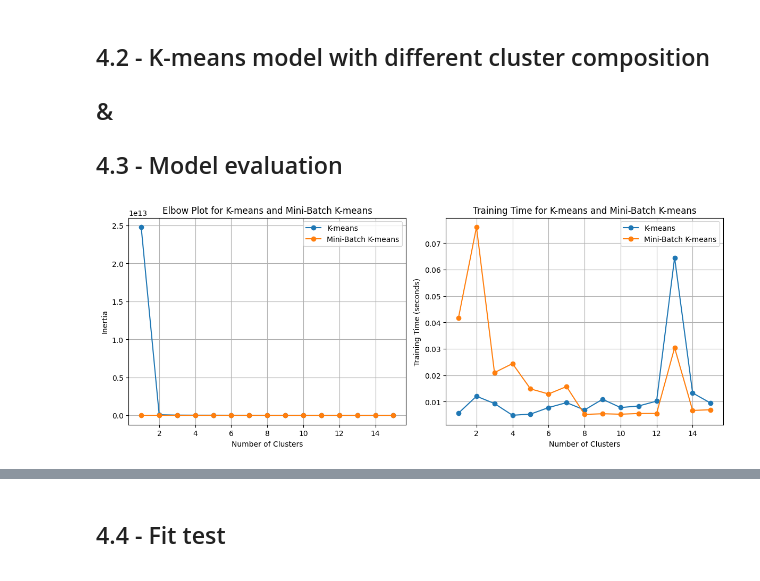
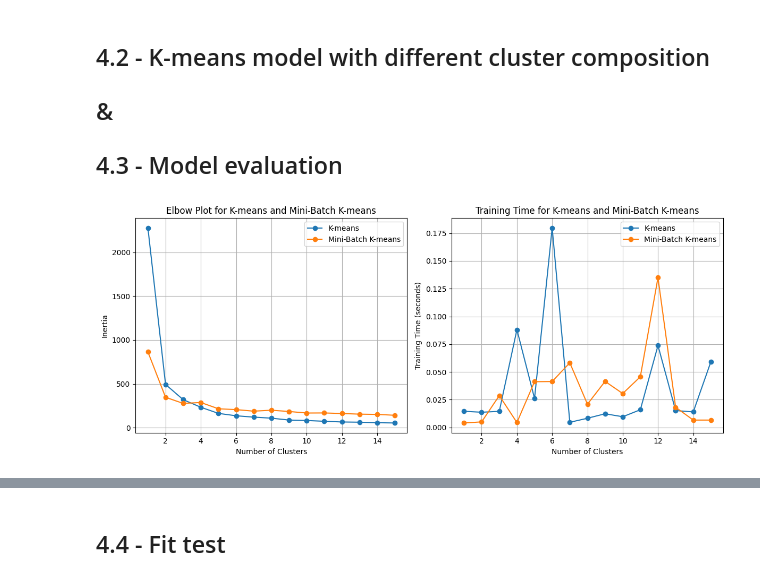
Before and after one commit to douglasmmachado/MedicineConsumption, a Jupyter notebook: notebooks/unified_approach/4_Clustering.ipynb, the cells around one changed output, grey strips where cells are left out. Saved outputs shown, nothing was run; the diff lists cells and outputs as text; code cells hidden in the pictures.

```diff
--- a/notebooks/unified_approach/4_Clustering.ipynb
+++ b/notebooks/unified_approach/4_Clustering.ipynb
@@ -130,9 +131,13 @@ visualize_distribution(df[numerical_features], data_type='numerical', n_cols=3)
 [figure]
 # %% [markdown]
 ## 4.1 - Train, Test split
+# %%
+features = ['HOSPI_CODE_UCD','LIT_HC', 'LIT_HP', 'N_ETB', 'N_UFS',
+       'PN_MEDICAL', 'POPULATION', 'P_MEDICAL', 'QUANTITY', 'QUANTITY_MA',
+       'SEJ_HAD', 'SEJ_MCO', 'SEJ_PSY', 'SEJ_SLD', 'SEJ_SSR']
 # %%
-X = df.copy().drop(["HOSPI_CODE_UCD"],axis=1).values
-X_train, X_test = train_test_split(X, test_size = 0.2, random_state=42, shuffle = True)
+X = df[features].copy().drop(["HOSPI_CODE_UCD"],axis=1).values
+X_scaled = StandardScaler().fit_transform(X)
 # %% [markdown]
 ## 4.2 - K-means model with different cluster composition
 ## &
@@ -313,9 +332,9 @@ def create_elbow_plot(X, max_clusters=10, sample_fraction=0.1):
     plt.tight_layout()
     plt.show()
 # %%
-create_elbow_plot(X, max_clusters=15, sample_fraction=0.1)
+create_elbow_plot(X_scaled, max_clusters=15, sample_fraction=0.1)
 # %% [output]
-[figure, old version]
+[figure, new version]
 # %%
 min_clusters = 2
 max_clusters = 15
```
Also changed, not shown: parts of 10 cells of this notebook.
